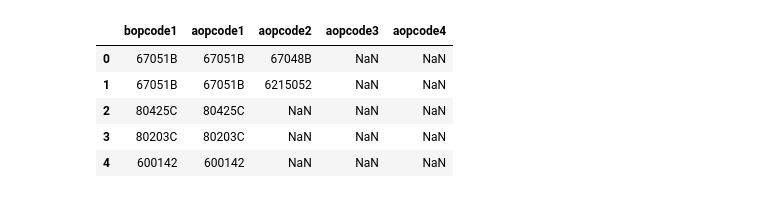
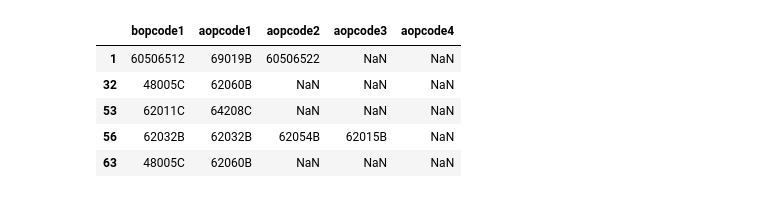
Before and after one commit to DengChiung/kmuh20231206, a Jupyter notebook: test_association_rules.ipynb, the cells around one changed output. Cells and saved outputs as stored; diff of their text form; code cells hidden in the pictures.

```diff
--- a/test_association_rules.ipynb
+++ b/test_association_rules.ipynb
@@ -8,20 +8,21 @@ import matplotlib.pyplot as plt
 # %%
 from mlxtend.preprocessing import TransactionEncoder
 # %%
-store_data = pd.read_csv('opopcode_list_dell.csv',encoding = 'big5-hkscs', dtype = str)
+#store_data = pd.read_csv('opopcode_list_dell.csv',encoding = 'big5-hkscs', dtype = str)
+store_data = pd.read_csv('opopcode_list_dell19.csv',encoding = 'big5-hkscs', dtype = str)
 store_data['opdept']=store_data['opdept'].str.zfill(4)
 #store_data = pd.read_excel('opopcode_list_dell.xls',dtype={'opdept':str})
-#store_data=store_data[store_data['opdept']=='0270']#
+store_data=store_data[store_data['opdept']=='0270']#
 store_data=store_data[['bopcode1','aopcode1','aopcode2','aopcode3','aopcode4']]
 #store_data=store_data[['aopcode1','aopcode2','aopcode3','aopcode4']]
 store_data.head()
 # %% [output]
 |  | bopcode1 | aopcode1 | aopcode2 | aopcode3 | aopcode4 |
-| 0 | 67051B | 67051B | 67048B | NaN | NaN |
-| 1 | 67051B | 67051B | 6215052 | NaN | NaN |
-| 2 | 80425C | 80425C | NaN | NaN | NaN |
-| 3 | 80203C | 80203C | NaN | NaN | NaN |
-| 4 | 600142 | 600142 | NaN | NaN | NaN |
+| 1 | 60506512 | 69019B | 60506522 | NaN | NaN |
+| 32 | 48005C | 62060B | NaN | NaN | NaN |
+| 53 | 62011C | 64208C | NaN | NaN | NaN |
+| 56 | 62032B | 62032B | 62054B | 62015B | NaN |
+| 63 | 48005C | 62060B | NaN | NaN | NaN |
 # %%
 unique_li = [store_data[col].unique().tolist() for col in store_data.columns]
 items = set([item for item_li in unique_li for item in item_li if item is not np.NaN ])
```
Also changed, not shown: parts of 9 cells of this notebook.
